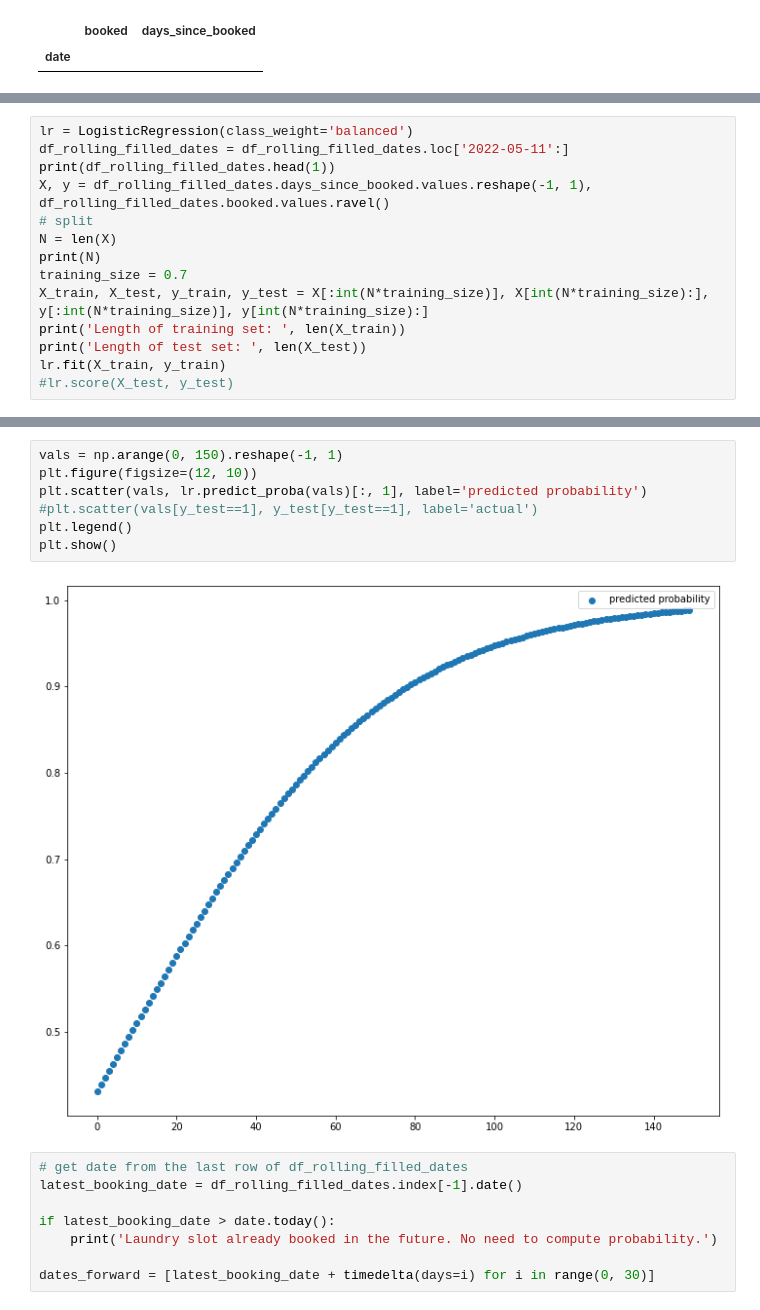
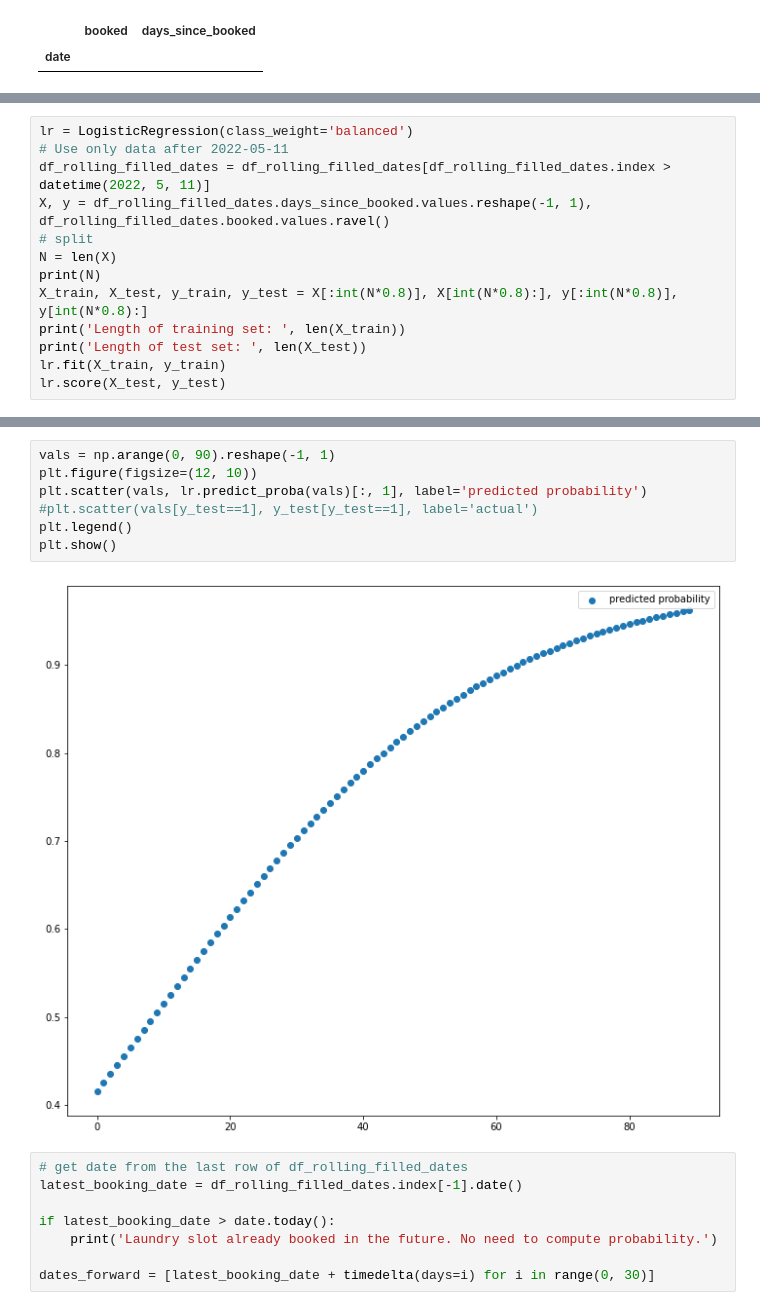
Before and after one commit to Fiskehandleren/LaundryAnalytics, a Jupyter notebook: Analysis.ipynb, the cells around one changed output, grey strips where cells are left out. Drawn from its saved outputs; the diff is of its cells as text.

```diff
--- a/Analysis.ipynb
+++ b/Analysis.ipynb
@@ -195,15 +174,14 @@ df_rolling_filled_dates.loc[:'2021-12-1']
 # %%
 lr = LogisticRegression(class_weight='balanced')
-df_rolling_filled_dates = df_rolling_filled_dates.loc['2022-05-11':]
-print(df_rolling_filled_dates.head(1))
+# Use only data after 2022-05-11
+df_rolling_filled_dates = df_rolling_filled_dates[df_rolling_filled_dates.index > datetime(2022, 5, 11)]
 X, y = df_rolling_filled_dates.days_since_booked.values.reshape(-1, 1), df_rolling_filled_dates.booked.values.ravel()
 # split
 N = len(X)
 print(N)
-training_size = 0.7
-X_train, X_test, y_train, y_test = X[:int(N*training_size)], X[int(N*training_size):], y[:int(N*training_size)], y[int(N*training_size):]
+X_train, X_test, y_train, y_test = X[:int(N*0.8)], X[int(N*0.8):], y[:int(N*0.8)], y[int(N*0.8):]
 print('Length of training set: ', len(X_train))
 print('Length of test set: ', len(X_test))
 lr.fit(X_train, y_train)
-#lr.score(X_test, y_test)
+lr.score(X_test, y_test)
 # %% [output]
@@ -225,12 +192,12 @@ plt.legend()
 # %%
-vals = np.arange(0, 150).reshape(-1, 1)
+vals = np.arange(0, 90).reshape(-1, 1)
 plt.figure(figsize=(12, 10))
 plt.scatter(vals, lr.predict_proba(vals)[:, 1], label='predicted probability')
 #plt.scatter(vals[y_test==1], y_test[y_test==1], label='actual')
 plt.legend()
 plt.show()
 # %% [output]
-[figure, old version]
+[figure, new version]
 # %%
 # get date from the last row of df_rolling_filled_dates
 latest_booking_date = df_rolling_filled_dates.index[-1].date()
```
Also changed, not shown: parts of 9 cells of this notebook, 5 other files.
